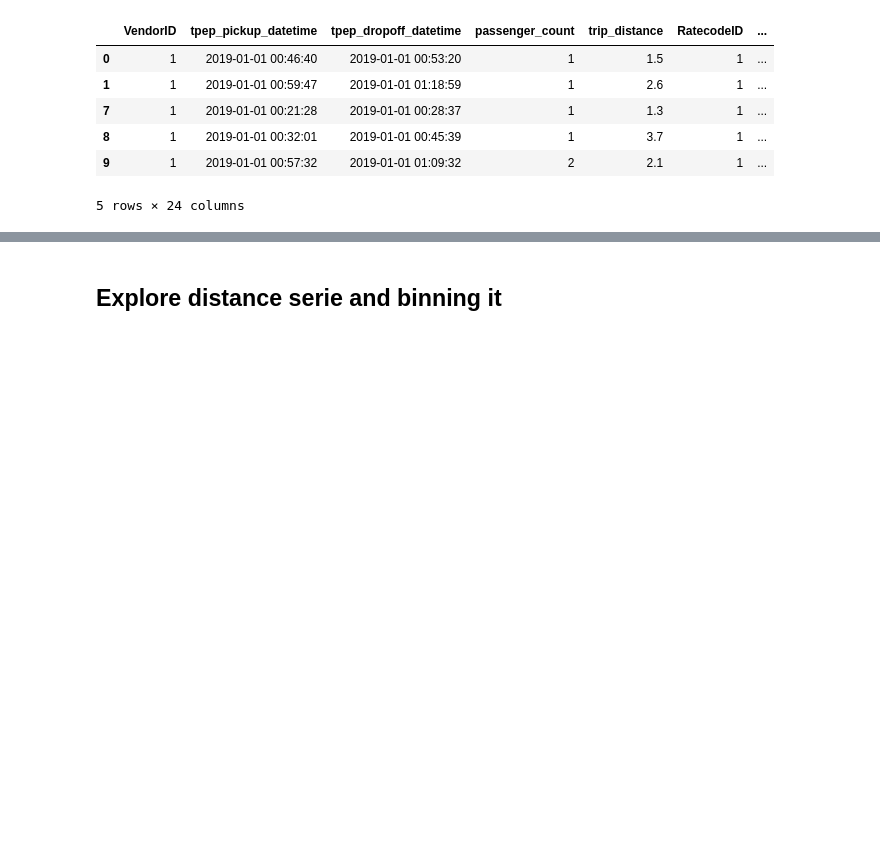
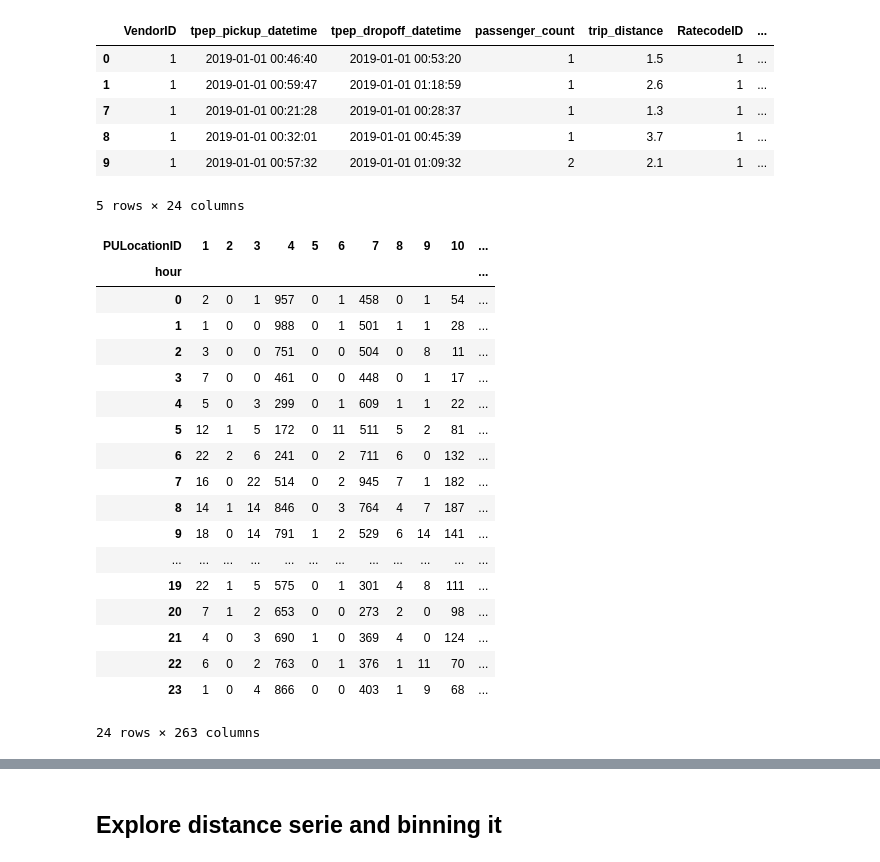
Before and after one commit to patricrp/NYC-taxi, a Jupyter notebook: NYC-taxi-DataWrangling.ipynb, the cells around one changed output, grey strips where cells are left out. Drawn from its saved outputs; the diff is of its cells as text; code cells hidden in the pictures; blank space fills up the shorter version.

Commit message:
Pivot table hour/zone to get high demanding zones

```diff
--- a/NYC-taxi-DataWrangling.ipynb
+++ b/NYC-taxi-DataWrangling.ipynb
@@ -117,3 +118,29 @@ df.head()
 | 8 | 1 | 2019-01-01 00:32:01 | 2019-01-01 00:45:39 | 1 | 3.7 | 1 | ... |
 | 9 | 1 | 2019-01-01 00:57:32 | 2019-01-01 01:09:32 | 2 | 2.1 | 1 | ... |
 5 rows × 24 columns
+# %%
+#Grouping dataframe by pickup zone and counting which ones where more demanding
+
+table = pd.pivot_table(df, values='day', index=['hour'],
+                    columns=['PULocationID'], aggfunc=np.count_nonzero, fill_value=0)
+table
+# %% [output]
+| PULocationID | 1 | 2 | 3 | 4 | 5 | 6 | 7 | 8 | 9 | 10 | ... |
+| hour |  |  |  |  |  |  |  |  |  |  | ... |
+| 0 | 2 | 0 | 1 | 957 | 0 | 1 | 458 | 0 | 1 | 54 | ... |
+| 1 | 1 | 0 | 0 | 988 | 0 | 1 | 501 | 1 | 1 | 28 | ... |
+| 2 | 3 | 0 | 0 | 751 | 0 | 0 | 504 | 0 | 8 | 11 | ... |
+| 3 | 7 | 0 | 0 | 461 | 0 | 0 | 448 | 0 | 1 | 17 | ... |
+| 4 | 5 | 0 | 3 | 299 | 0 | 1 | 609 | 1 | 1 | 22 | ... |
+| 5 | 12 | 1 | 5 | 172 | 0 | 11 | 511 | 5 | 2 | 81 | ... |
+| 6 | 22 | 2 | 6 | 241 | 0 | 2 | 711 | 6 | 0 | 132 | ... |
+| 7 | 16 | 0 | 22 | 514 | 0 | 2 | 945 | 7 | 1 | 182 | ... |
+| 8 | 14 | 1 | 14 | 846 | 0 | 3 | 764 | 4 | 7 | 187 | ... |
+| 9 | 18 | 0 | 14 | 791 | 1 | 2 | 529 | 6 | 14 | 141 | ... |
+| ... | ... | ... | ... | ... | ... | ... | ... | ... | ... | ... | ... |
+| 19 | 22 | 1 | 5 | 575 | 0 | 1 | 301 | 4 | 8 | 111 | ... |
+| 20 | 7 | 1 | 2 | 653 | 0 | 0 | 273 | 2 | 0 | 98 | ... |
+| 21 | 4 | 0 | 3 | 690 | 1 | 0 | 369 | 4 | 0 | 124 | ... |
+| 22 | 6 | 0 | 2 | 763 | 0 | 1 | 376 | 1 | 11 | 70 | ... |
+| 23 | 1 | 0 | 4 | 866 | 0 | 0 | 403 | 1 | 9 | 68 | ... |
+24 rows × 263 columns
```
Also changed, not shown: parts of 9 cells of this notebook.
